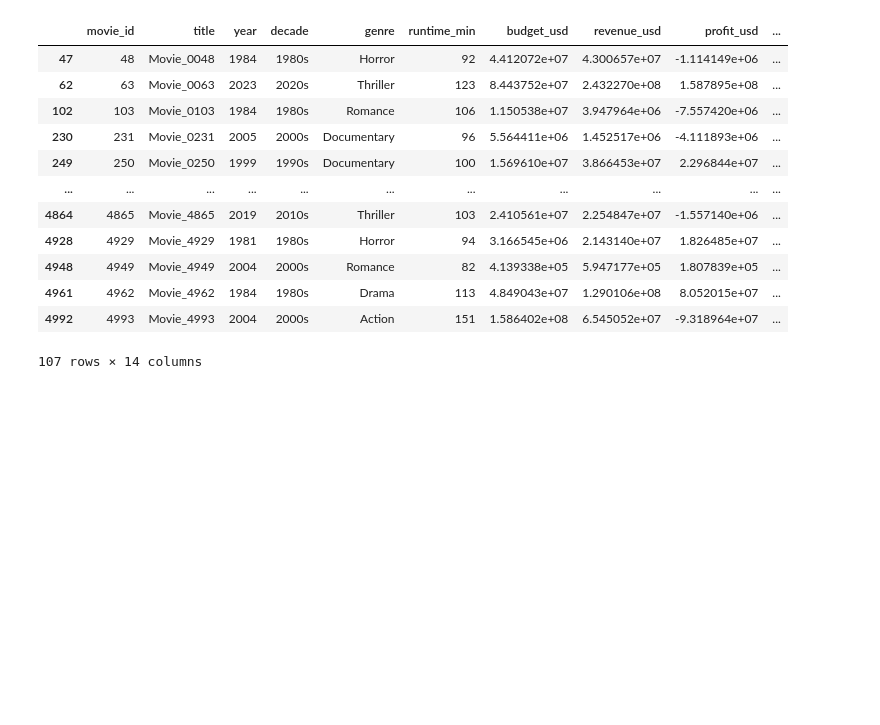
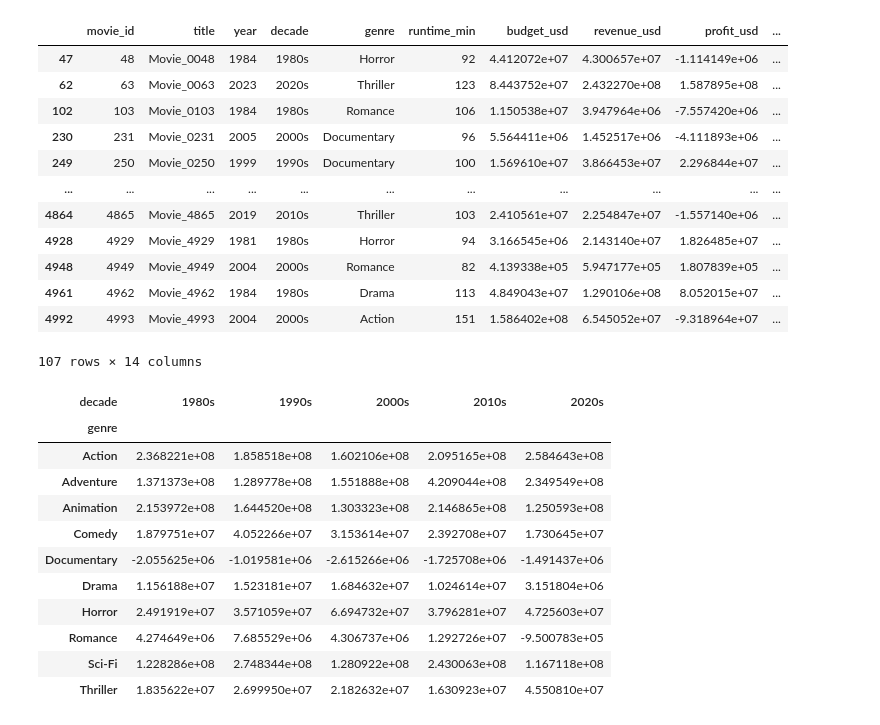
Before and after one commit to hatima-data/Movie, a Jupyter notebook: movie.ipynb, the cells around one changed output. Saved outputs shown, nothing was run; the diff lists cells and outputs as text; code cells hidden in the pictures; blank space fills up the shorter version.

```diff
--- a/movie.ipynb
+++ b/movie.ipynb
@@ -197,3 +197,19 @@ df[df['rating']>9.0]
 | 4961 | 4962 | Movie_4962 | 1984 | 1980s | Drama | 113 | 4.849043e+07 | 1.290106e+08 | 8.052015e+07 | ... |
 | 4992 | 4993 | Movie_4993 | 2004 | 2000s | Action | 151 | 1.586402e+08 | 6.545052e+07 | -9.318964e+07 | ... |
 107 rows × 14 columns
+# %%
+pivot_df=pd.pivot_table(df,values='profit_usd', index='genre', columns='decade', aggfunc='mean')
+display(pivot_df)
+# %% [output]
+| decade | 1980s | 1990s | 2000s | 2010s | 2020s |
+| genre |  |  |  |  |  |
+| Action | 2.368221e+08 | 1.858518e+08 | 1.602106e+08 | 2.095165e+08 | 2.584643e+08 |
+| Adventure | 1.371373e+08 | 1.289778e+08 | 1.551888e+08 | 4.209044e+08 | 2.349549e+08 |
+| Animation | 2.153972e+08 | 1.644520e+08 | 1.303323e+08 | 2.146865e+08 | 1.250593e+08 |
+| Comedy | 1.879751e+07 | 4.052266e+07 | 3.153614e+07 | 2.392708e+07 | 1.730645e+07 |
+| Documentary | -2.055625e+06 | -1.019581e+06 | -2.615266e+06 | -1.725708e+06 | -1.491437e+06 |
+| Drama | 1.156188e+07 | 1.523181e+07 | 1.684632e+07 | 1.024614e+07 | 3.151804e+06 |
+| Horror | 2.491919e+07 | 3.571059e+07 | 6.694732e+07 | 3.796281e+07 | 4.725603e+07 |
+| Romance | 4.274649e+06 | 7.685529e+06 | 4.306737e+06 | 1.292726e+07 | -9.500783e+05 |
+| Sci-Fi | 1.228286e+08 | 2.748344e+08 | 1.280922e+08 | 2.430063e+08 | 1.167118e+08 |
+| Thriller | 1.835622e+07 | 2.699950e+07 | 2.182632e+07 | 1.630923e+07 | 4.550810e+07 |
```
Also changed, not shown: parts of 3 cells of this notebook.
